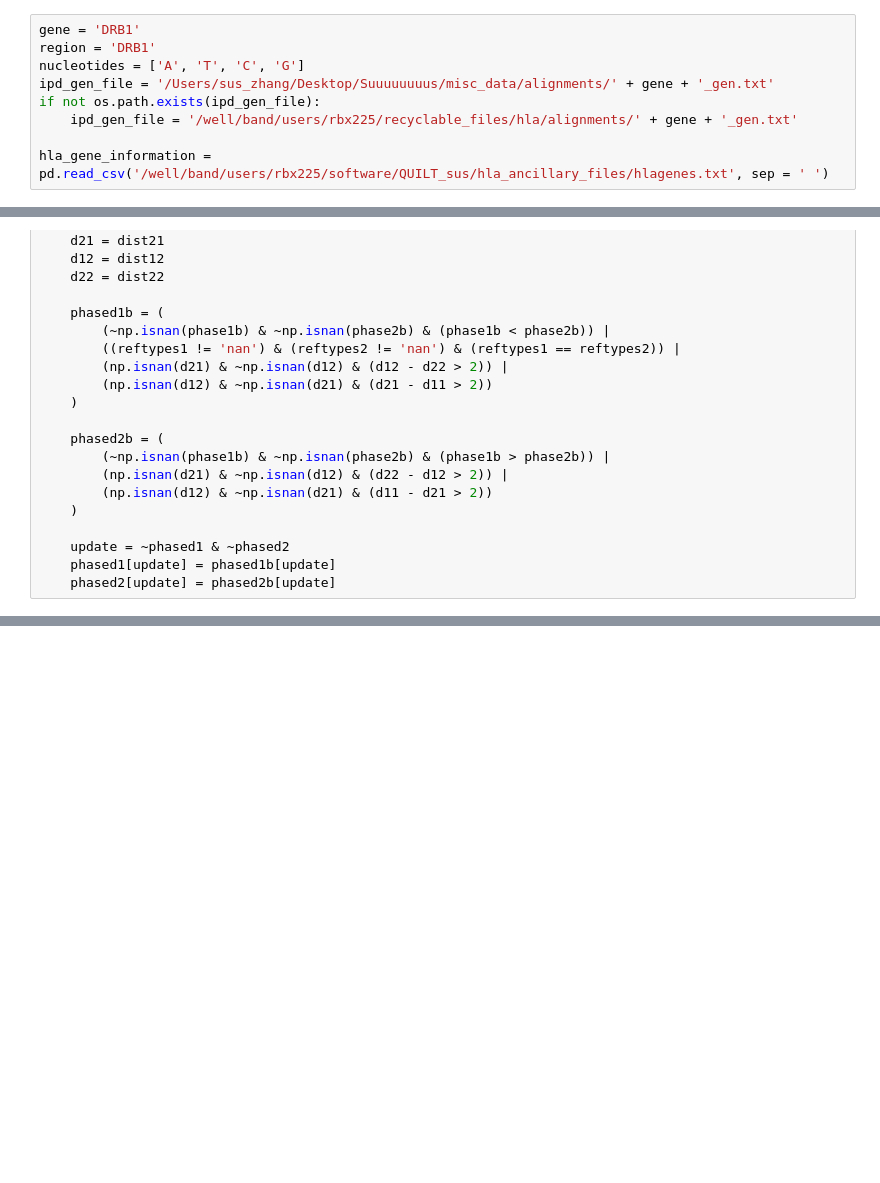
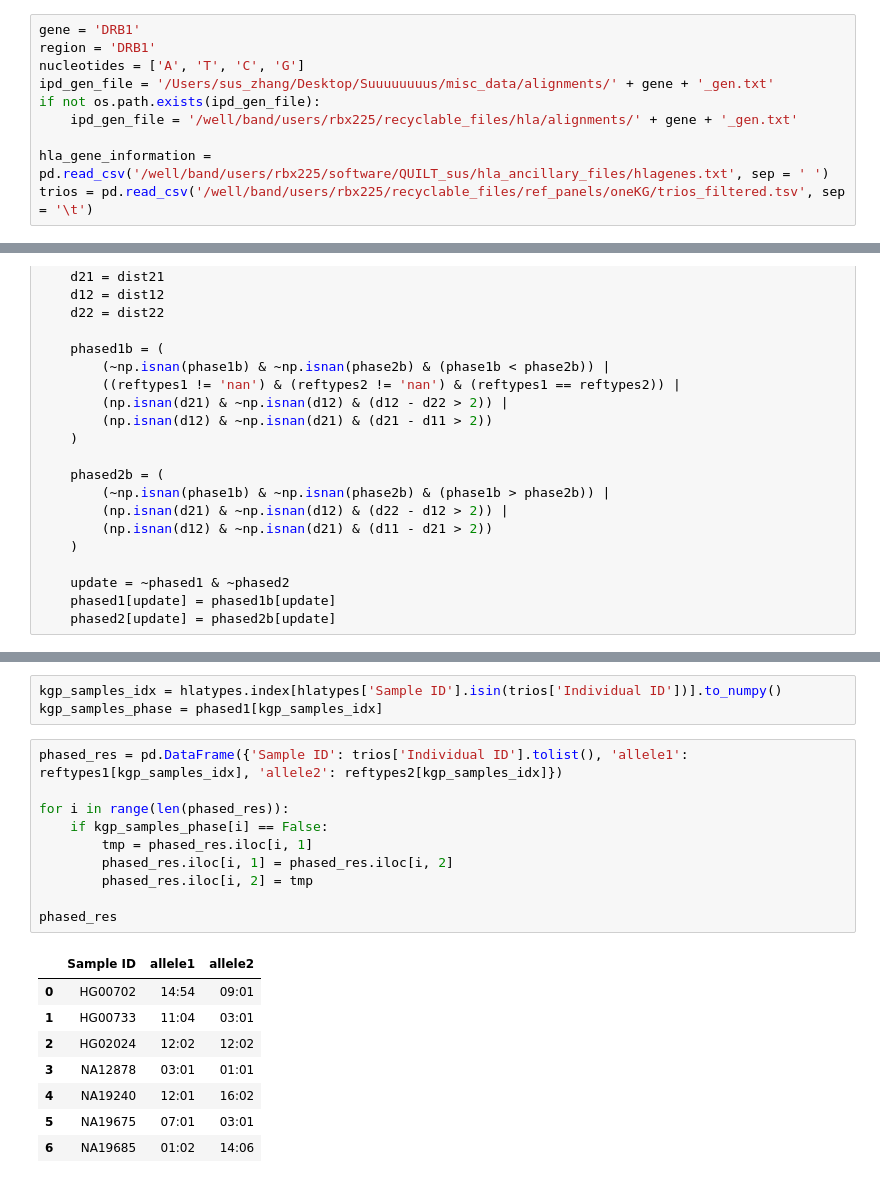
Before and after one commit to Suuuuuuuus/QUILT_sus, a Jupyter notebook: QUILT/Python/phasing.ipynb, the cells around one changed output, grey strips where cells are left out. Drawn from its saved outputs; the diff is of its cells as text; blank space fills up the shorter version.

```diff
--- a/QUILT/Python/phasing.ipynb
+++ b/QUILT/Python/phasing.ipynb
@@ -48,6 +50,7 @@ if not os.path.exists(ipd_gen_file):
     ipd_gen_file = '/well/band/users/rbx225/recyclable_files/hla/alignments/' + gene + '_gen.txt'
 
 hla_gene_information = pd.read_csv('/well/band/users/rbx225/software/QUILT_sus/hla_ancillary_files/hlagenes.txt', sep = ' ')
+trios = pd.read_csv('/well/band/users/rbx225/recyclable_files/ref_panels/oneKG/trios_filtered.tsv', sep = '\t')
 # %%
 with open(ipd_gen_file, "r") as file:
     lines = file.readlines()
@@ -497,0 +538,22 @@ hla
+# %%
+kgp_samples_idx = hlatypes.index[hlatypes['Sample ID'].isin(trios['Individual ID'])].to_numpy()
+kgp_samples_phase = phased1[kgp_samples_idx]
+# %%
+phased_res = pd.DataFrame({'Sample ID': trios['Individual ID'].tolist(), 'allele1': reftypes1[kgp_samples_idx], 'allele2': reftypes2[kgp_samples_idx]})
+
+for i in range(len(phased_res)):
+    if kgp_samples_phase[i] == False:
+        tmp = phased_res.iloc[i, 1]
+        phased_res.iloc[i, 1] = phased_res.iloc[i, 2]
+        phased_res.iloc[i, 2] = tmp
+
+phased_res
+# %% [output]
+|  | Sample ID | allele1 | allele2 |
+| 0 | HG00702 | 14:54 | 09:01 |
+| 1 | HG00733 | 11:04 | 03:01 |
+| 2 | HG02024 | 12:02 | 12:02 |
+| 3 | NA12878 | 03:01 | 01:01 |
+| 4 | NA19240 | 12:01 | 16:02 |
+| 5 | NA19675 | 07:01 | 03:01 |
+| 6 | NA19685 | 01:02 | 14:06 |
```
Also changed, not shown: parts of 8 cells of this notebook, 1 other file.
